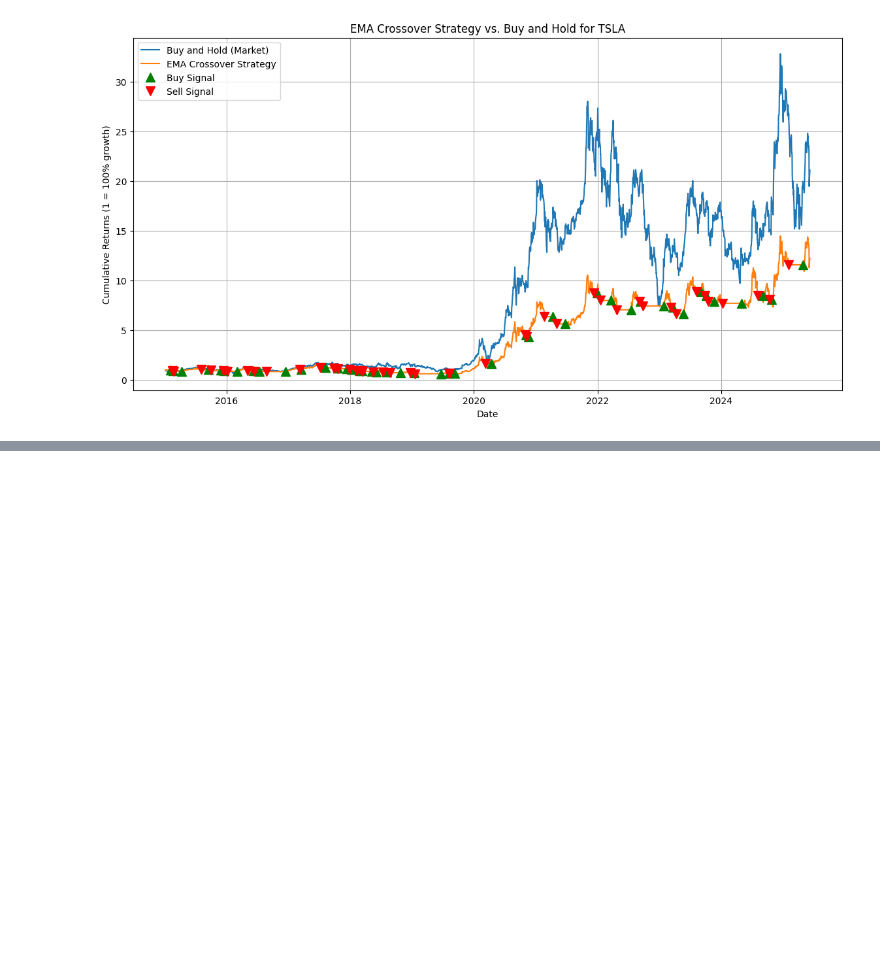
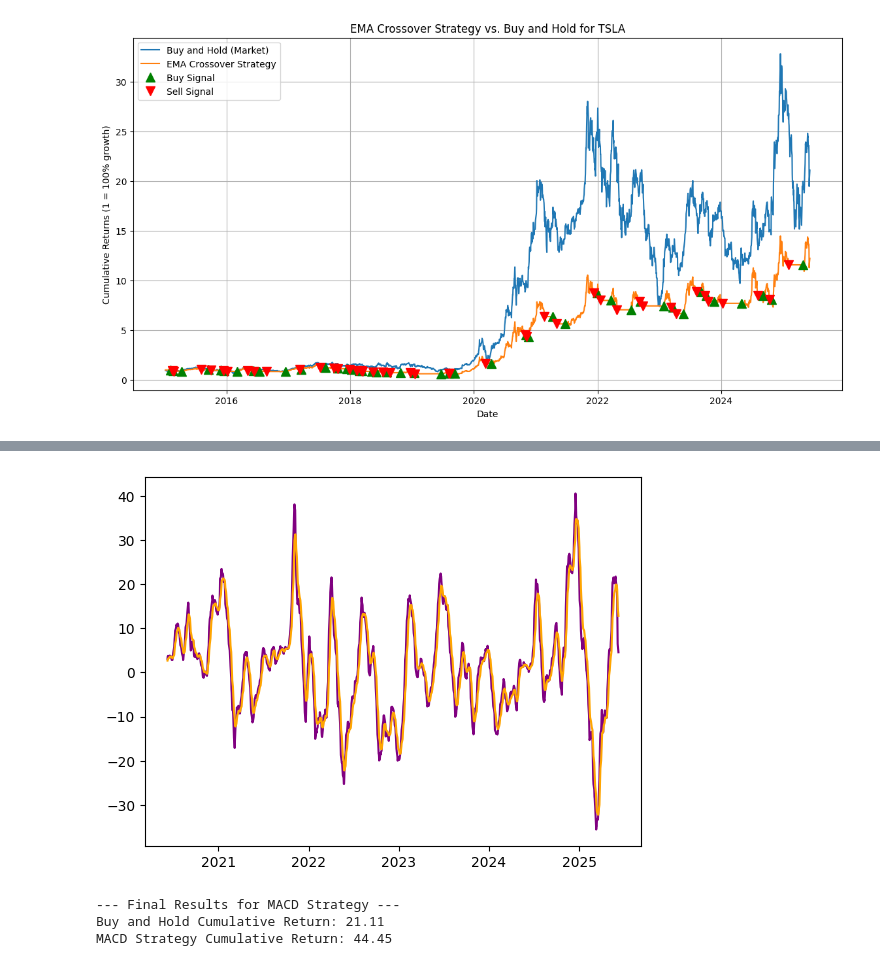
Before and after one commit to subhanu-dev/quant_finance, a Jupyter notebook: tsla_stock.ipynb, the cells around one changed output, grey strips where cells are left out. Saved outputs shown, nothing was run; the diff lists cells and outputs as text; code cells hidden in the pictures; blank space fills up the shorter version.

```diff
--- a/tsla_stock.ipynb
+++ b/tsla_stock.ipynb
@@ -364,0 +431,6 @@ plt.show()
+# %%
+plt.plot(last_5_years.index, df.loc[last_5_years.index, 'MACD'], label='MACD Line', color='purple')
+plt.plot(last_5_years.index, df.loc[last_5_years.index, 'Signal Line'], label='Signal Line', color='orange')
+plt.show()
+# %% [output]
+[figure, added]
@@ -364,0 +448,14 @@ plt.show()
+# %%
+# Calculate strategy returns
+df['MACD_Strategy_Returns'] = df['Market Returns'] * df['MACD_Signal'].shift(1)
+
+# Calculate cumulative returns
+df['MACD_Cumulative_Returns'] = (1 + df['MACD_Strategy_Returns']).cumprod()
+
+print("\n--- Final Results for MACD Strategy ---")
+print(f"Buy and Hold Cumulative Return: {df['Cumulative Market Returns'].iloc[-1]:.2f}")
+print(f"MACD Strategy Cumulative Return: {df['MACD_Cumulative_Returns'].iloc[-1]:.2f}")
+# %% [output]
+--- Final Results for MACD Strategy ---
+Buy and Hold Cumulative Return: 21.11
+MACD Strategy Cumulative Return: 44.45
```
Also changed, not shown: parts of 9 cells of this notebook.
